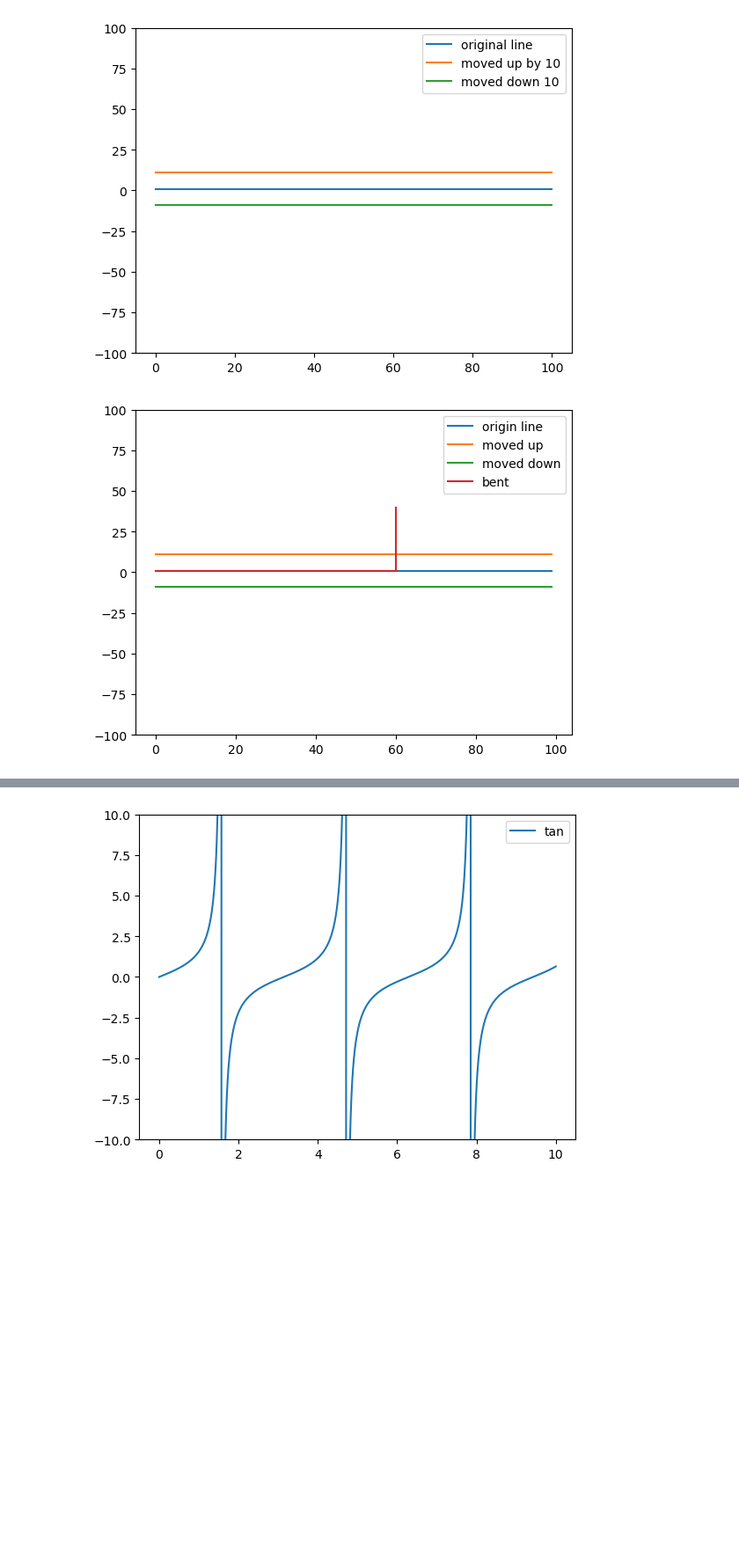
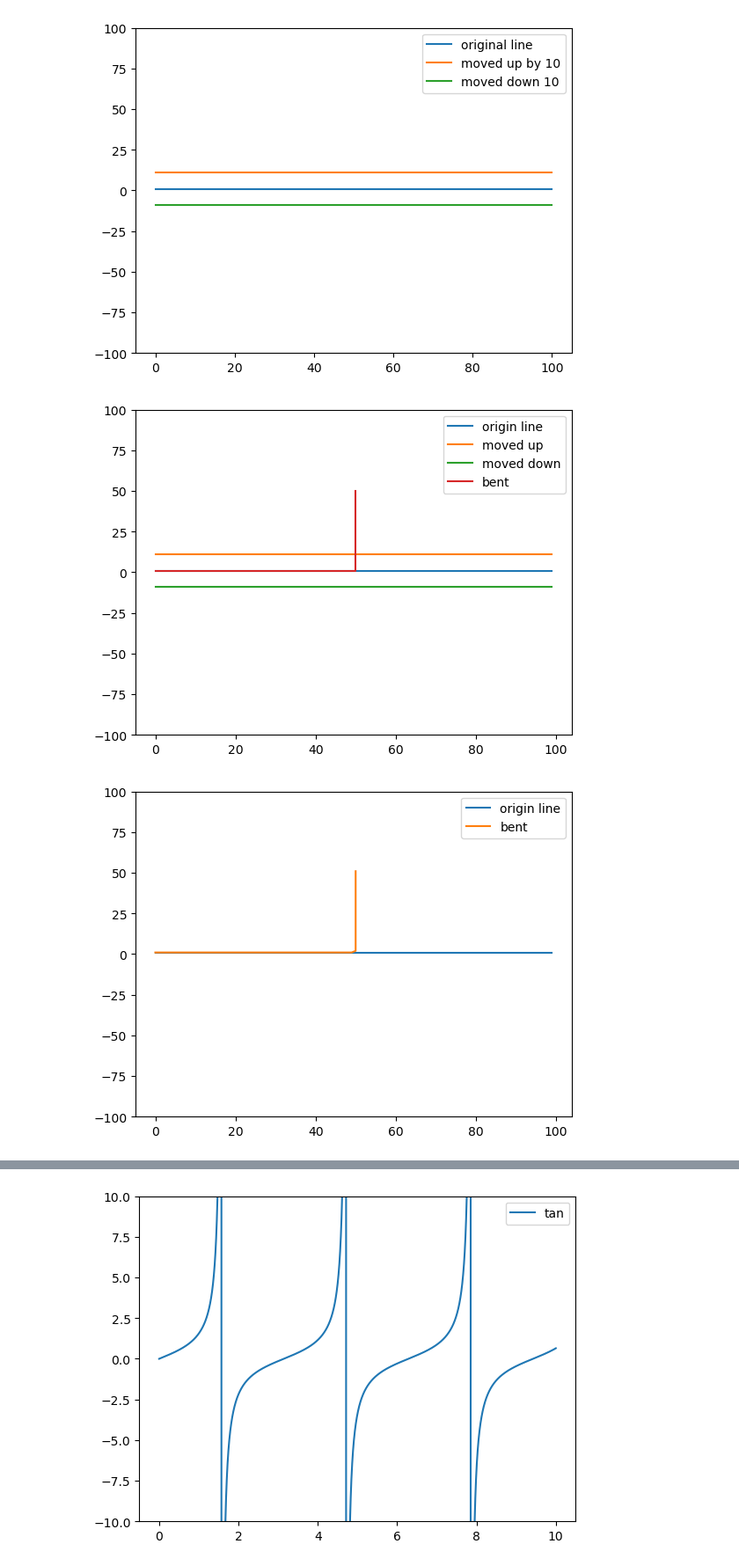
Before and after one commit to BrentGrammer/PROGNOTES, a Jupyter notebook: Chaos/iteration.ipynb, the cells around one changed output, grey strips where cells are left out. Shown at 88% size. Drawn from its saved outputs; the diff is of its cells as text; code cells hidden in the pictures; blank space fills up the shorter version.

Commit message:
piecewise bend works

```diff
--- a/Chaos/iteration.ipynb
+++ b/Chaos/iteration.ipynb
@@ -84,7 +84,8 @@ plt.show()
 [figure]
 # %%
 # affine transformation (piecewise linear transformation)
-
+import numpy as np
+import matplotlib.pyplot as plt
 # simple coordinate manipulation
 
 def bend(coords, bend_point, slope = 1):
@@ -92,7 +93,7 @@ def bend(coords, bend_point, slope = 1):
     x,y = transformed
 
     x[bend_point:] = x[bend_point]
-    y[bend_point:] = y[bend_point] + np.arange(0, len(y[bend_point:]))
+    y[bend_point:] = y[bend_point] + np.arange(0, len(y[bend_point:])) # starting at the bend point increase y by 1 (adds incrementing numbers due to broadcasting over the range)
 
     return transformed
 
@@ -107,33 +108,76 @@ def make_line(coords,y):
 
 def move_line_up(coords,displacement):
     transformed = coords.copy()
     y = transformed[1]
     transformed[1] = y + displacement
     return transformed
 
 def move_line_down(coords,displacement):
     transformed = coords.copy()
     y = transformed[1]
     transformed[1] = y - displacement
     return transformed
 
 line = make_line(xy,1)
 moved_up = move_line_up(line,10)
 moved_down = move_line_down(line,10)
-bent = bend(line, 60)
+bent = bend(line, 50)
 
 plt.plot(line[0], line[1], label='origin line')
 plt.plot(moved_up[0],moved_up[1], label='moved up')
 plt.plot(moved_down[0],moved_down[1], label='moved down')
 plt.plot(bent[0],bent[1], label='bent')
 
 plt.ylim(-100,100)
 plt.legend()
 plt.show()
 
 # as a piecewise function
 
+def bend_piecewise(coords, bend_point):
+    transformed = coords.copy()
+    x,y = transformed
+
+    indices = np.arange(len(x))
+    # Create an array that increments by 1 starting from the bend point
+    increment = np.maximum(0, indices - bend_point + 1)
+
+    piece1 = x             * (indices < bend_point)
+    # TODO: find closest point to number passed in instead of using passed in as an index
+    piece2 = x[bend_point] * (indices >= bend_point) # hold x in place x[i]*1 for the Trues
+    # y coords
+    piece3 = y                * (indices < bend_point)
+    piece4 = (y + increment)  * (indices >= bend_point)
+
+    x = piece1+piece2
+    y = piece3+piece4
+
+    return np.stack((x,y))
+
+def break_line(coords, break_point):
+    # TODO: break x or break y, broken goes right or left/up/down with + or - value
+    transformed = coords.copy()
+    x,y = transformed
+
+    piece1 = 1 * (x < break_point)
+    piece2 = 20 + (x >= break_point)
+
+    transformed[y] = piece1+piece2
+    return transformed
+
+line = make_line(xy,1)
+bent = bend_piecewise(line,50)
+# broken = break_line(line,30)
+
+plt.plot(line[0], line[1], label='origin line')
+plt.plot(bent[0],bent[1], label='bent')
+# plt.plot(broken[0],broken[1], label='broken')
+
+plt.ylim(-100,100)
+plt.legend()
+plt.show()
 # TODO:  affine transformations: rotation, translation, scaling, reflection/reversal
 # %% [output]
-[figure, old version]
+[figure, new version]
+[figure, added]
 # %%
```
Also changed, not shown: parts of 1 cell of this notebook.
